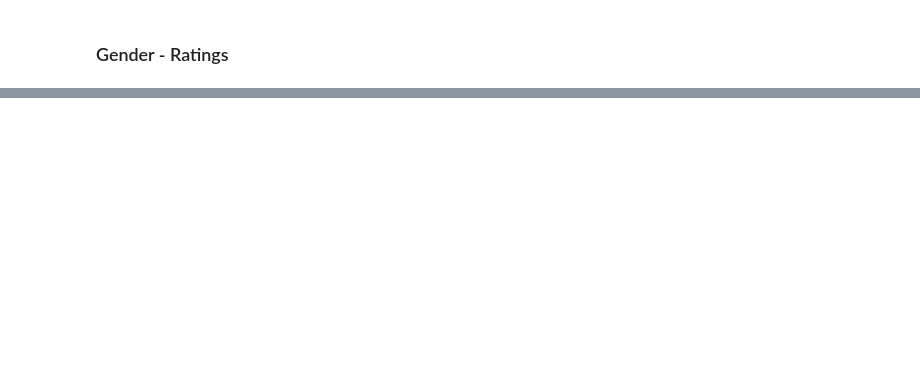
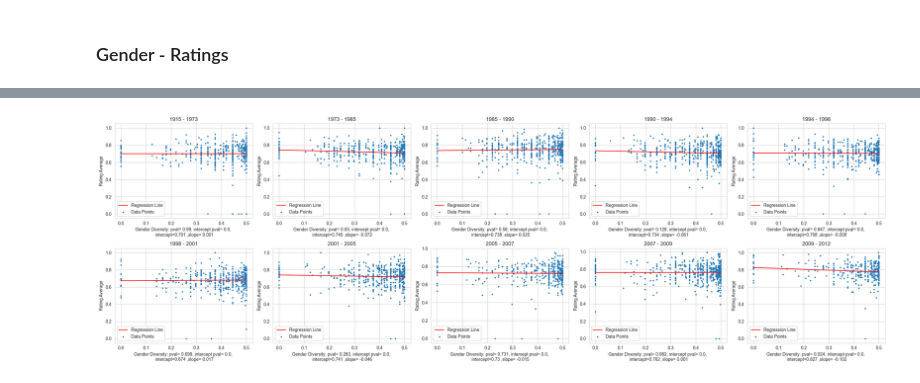
Before and after one commit to epfl-ada/ada-2023-project-analytixxperts2023, a Jupyter notebook: causal_analysis_group_years.ipynb, the cells around one changed output, grey strips where cells are left out. Drawn from its saved outputs; the diff is of its cells as text; code cells hidden in the pictures; blank space fills up the shorter version.

```diff
--- a/causal_analysis_group_years.ipynb
+++ b/causal_analysis_group_years.ipynb
@@ -461,0 +367,27 @@ plot_regression_line(
+# %%
+results = []
+
+# Define the columns for propensity score
+columns = ['movie_languages_count', 'movie_box_office_revenue']
+
+# Iterate over periods
+for period_num in range(1, 11):
+    print(period_num,"period_num")
+    period_key = f'df_period{period_num}'
+
+    # Perform regression for each period
+    balanced_df, mod = regression(
+        period_df_gb[period_key],
+        formula='rating_average ~ gender_diversity',
+        formula_propensity_score='gender_diversity ~ ' + ' + '.join(columns),
+        performance_param='rating',
+        diversity_name='gender_diversity',
+        column_name=columns
+    )
+
+    # Store the results in a tuple and append to the list
+    result = (balanced_df, mod)
+    results.append(result)
+
+# Extract the results for each period
+balanced_dfs_gr, mods_gr = zip(*results)
@@ -461,0 +412,7 @@ plot_regression_line(
+# %%
+plot_regression_line(
+    balanced_dfs_gr,mods_gr,
+    cutoff_gr,'gender_diversity', 'rating_average', 'Gender Diversity', 'Rating Average'
+)
+# %% [output]
+[figure, added]
```
Also changed, not shown: parts of 28 cells of this notebook.
